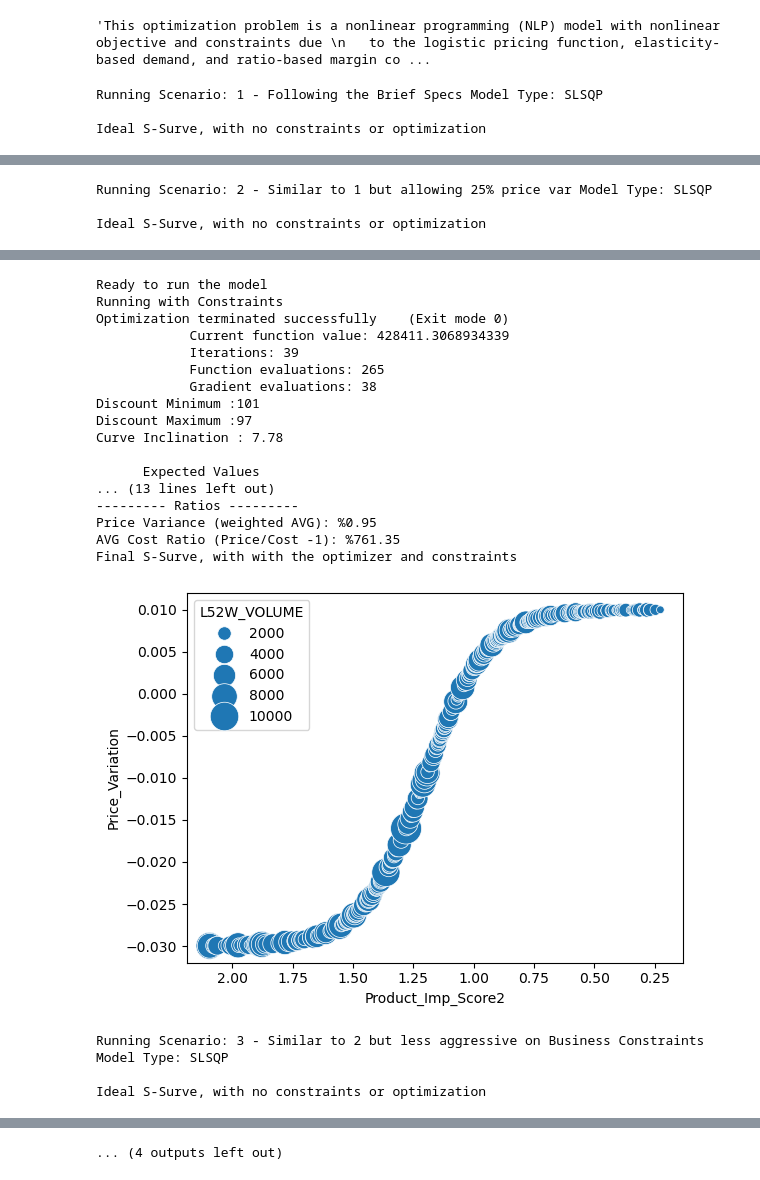
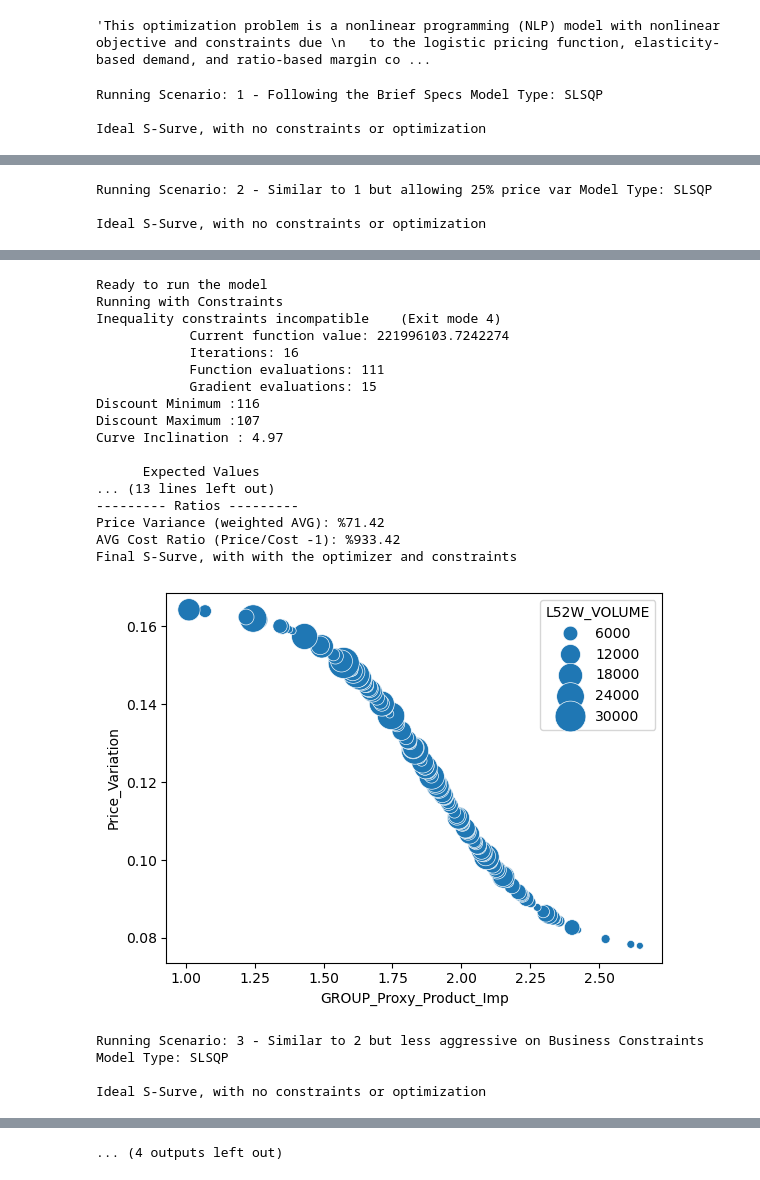
Before and after one commit to Felipe-de-Souza/case_study, a Jupyter notebook: PriceOptimization.ipynb, the cells around one changed output, grey strips where cells are left out. Drawn from its saved outputs; the diff is of its cells as text; code cells hidden in the pictures.

```diff
--- a/PriceOptimization.ipynb
+++ b/PriceOptimization.ipynb
@@ -182,0 +196,2 @@ df_temp['ActualRetailtMargin'] = (df_temp['L52W_BASE_PRICE']-df_temp['L52W_LIST_
+# %%
+df_temp['Price_Group_Retailer'] = df_temp['PRICE_GROUP'] + "_" + df_temp['RETAILER']
@@ -182,0 +210,11 @@ df_temp['ActualRetailtMargin'] = (df_temp['L52W_BASE_PRICE']-df_temp['L52W_LIST_
+# %%
+Price_Group_Retailer = df_temp.pivot_table(
+    index=["Price_Group_Retailer"],
+    values=['L52W_LIST_PRICE','List_Product_Imp_Score2'],
+    aggfunc={
+        "L52W_LIST_PRICE": np.mean,'List_Product_Imp_Score2': np.mean
+    },
+    margins=False,
+).reset_index(drop=False).rename(columns={'L52W_LIST_PRICE': 'LIST_GROUP_Proxy_PRICE',\
+                                          'List_Product_Imp_Score2': 'GROUP_Proxy_Product_Imp'})
+Price_Group_Retailer.head()
@@ -182,0 +228,4 @@ df_temp['ActualRetailtMargin'] = (df_temp['L52W_BASE_PRICE']-df_temp['L52W_LIST_
+# %%
+global df_temp2
+df_temp2 = pd.merge(df_temp,Price_Group_Retailer, on = 'Price_Group_Retailer', how = 'inner')
+df_temp2.head()
@@ -183,3 +240,8 @@ df_temp['ActualRetailtMargin'] = (df_temp['L52W_BASE_PRICE']-df_temp['L52W_LIST_
+# %%
+df_temp2['ActualManufactMargin'] = (df_temp2['L52W_LIST_PRICE']-df_temp2['COGS'])*df_temp2['L52W_VOLUME']
+df_temp2['ActualManufactSales'] = (df_temp2['L52W_LIST_PRICE'])*df_temp2['L52W_VOLUME']
+df_temp2['RetailSales'] = (df_temp2['L52W_BASE_PRICE'])*df_temp2['L52W_VOLUME']
+df_temp2['ActualRetailtMargin'] = (df_temp2['L52W_BASE_PRICE']-df_temp2['L52W_LIST_PRICE'])*df_temp2['L52W_VOLUME']
 # %% [markdown]
 ### Price Optimizer
 # %%
@@ -775,8 +977,8 @@ PriceOptimizer(scenario = "1 - Following the Brief Specs Model Type: SLSQP",
                C4_Manufact_Margin_Var = 0.03,
                C5_EachRetailer_Margin_Var = 0.02,
                C6_Each_Retailer_Toward_25 = 0.25,
-               ProductImportanceInclination = 2,
-               MinInclination = 1,
+               ProductImportanceInclination = 5,
+               MinInclination = 2.5,
                Optmethod='SLSQP' )
 
 PriceOptimizer(scenario = "2 - Similar to 1 but allowing 25% price var Model Type: SLSQP",
@@ -788,8 +990,8 @@ PriceOptimizer(scenario = "2 - Similar to 1 but allowing 25% price var Model Typ
                C4_Manufact_Margin_Var = 0.03,
                C5_EachRetailer_Margin_Var = 0.02,
                C6_Each_Retailer_Toward_25 = 0.25,
-               ProductImportanceInclination = 2,
-               MinInclination = -5,
+               ProductImportanceInclination = 5,
+               MinInclination = 2.5,
                Optmethod='SLSQP' )
 
 PriceOptimizer(scenario = "3 - Similar to 2 but less aggressive on Business Constraints Model Type: SLSQP",
@@ -801,8 +1003,8 @@ PriceOptimizer(scenario = "3 - Similar to 2 but less aggressive on Business Cons
                C4_Manufact_Margin_Var = 0.01,
                C5_EachRetailer_Margin_Var = 0.01,
                C6_Each_Retailer_Toward_25 = 0.5,
-               ProductImportanceInclination = 2,
-               MinInclination = -5,
+               ProductImportanceInclination = 5,
+               MinInclination = 2.5,
                Optmethod='SLSQP' )
 
 PriceOptimizer(scenario = "4 - Similar to 3 but almost no Business Constraints Model Type: SLSQP",
@@ -814,8 +1016,8 @@ PriceOptimizer(scenario = "4 - Similar to 3 but almost no Business Constraints M
                C4_Manufact_Margin_Var = 0.00,
                C5_EachRetailer_Margin_Var = 0.00,
                C6_Each_Retailer_Toward_25 = 0.75,
-               ProductImportanceInclination = 2,
-               MinInclination = -5,
+               ProductImportanceInclination = 5,
+               MinInclination = 2.5,
                Optmethod='SLSQP' )
 #SLSQP #COBYLA #'trust-constr'#
 
@@ -851,21 +1053,21 @@ Ideal S-Surve, with no constraints or optimization
 Ready to run the model
 Running with Constraints
-Optimization terminated successfully    (Exit mode 0)
-            Current function value: 428411.3068934339
-            Iterations: 39
-            Function evaluations: 265
-            Gradient evaluations: 38
-Discount Minimum :101
-Discount Maximum :97
-Curve Inclination : 7.78
+Inequality constraints incompatible    (Exit mode 4)
+            Current function value: 221996103.7242274
+            Iterations: 16
+            Function evaluations: 111
+            Gradient evaluations: 15
+Discount Minimum :116
+Discount Maximum :107
+Curve Inclination : 4.97
 
       Expected Values
 ... (13 lines left out)
 --------- Ratios ---------
-Price Variance (weighted AVG): %0.95
-AVG Cost Ratio (Price/Cost -1): %761.35
+Price Variance (weighted AVG): %71.42
+AVG Cost Ratio (Price/Cost -1): %933.42
 Final S-Surve, with with the optimizer and constraints
-[figure, old version]
+[figure, new version]
 Running Scenario: 3 - Similar to 2 but less aggressive on Business Constraints Model Type: SLSQP
 
 Ideal S-Surve, with no constraints or optimization
```
Also changed, not shown: parts of 19 cells of this notebook, 5 other files.
